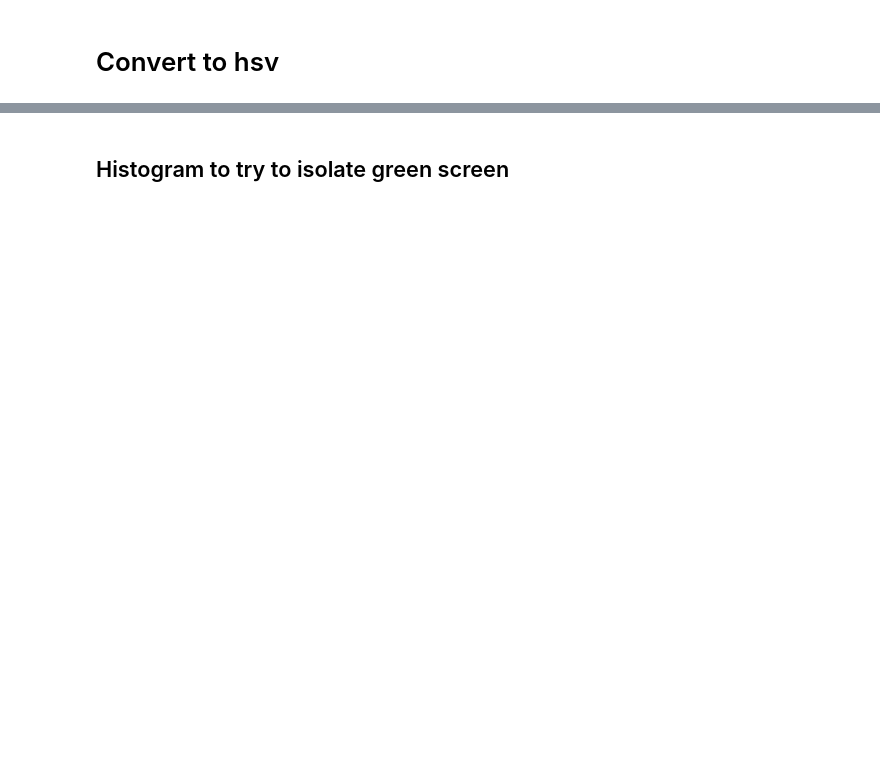
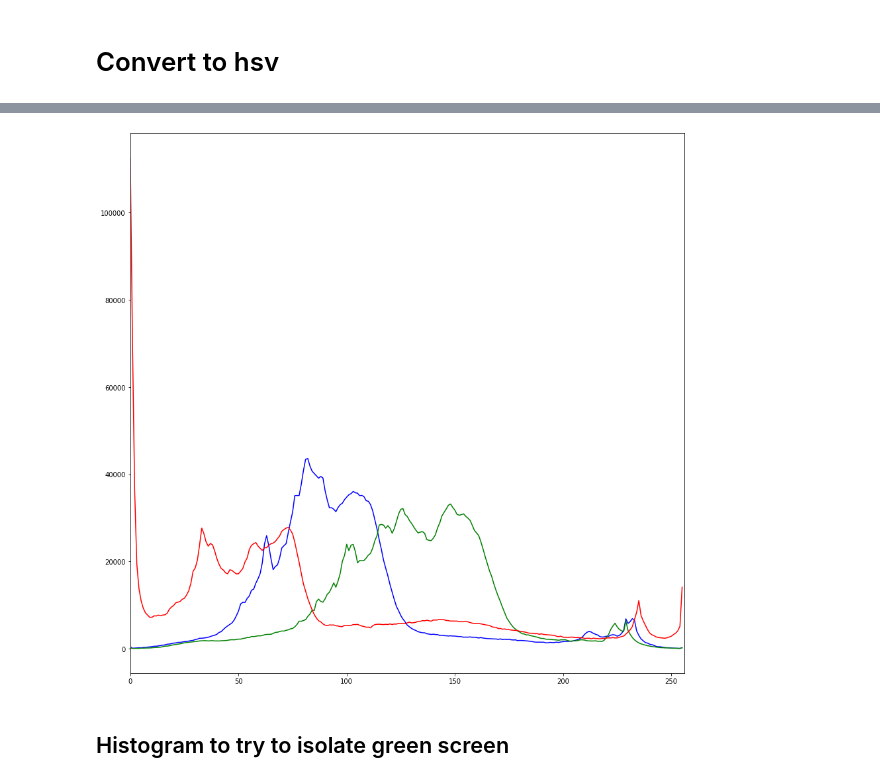
Before and after one commit to nate-h/JigsawPuzzleSolver, a Jupyter notebook: src/exploring.ipynb, the cells around one changed output, grey strips where cells are left out. Cells and saved outputs as stored; diff of their text form; code cells hidden in the pictures; blank space fills up the shorter version.

```diff
--- a/src/exploring.ipynb
+++ b/src/exploring.ipynb
@@ -33,10 +48,12 @@ plt.show()
 # %%
 for i, col in enumerate(['b', 'g', 'r']):
-    hist = cv.calcHist([img], [i], None, [256], [0, 256])
+    hist = cv.calcHist([puzzle.image], [i], None, [256], [0, 256])
     plt.plot(hist, color = col)
     plt.xlim([0, 256])
 
 plt.show()
+# %% [output]
+[figure, added]
 # %% [markdown]
 ## Histogram to try to isolate green screen
 # %%
```
Also changed, not shown: parts of 34 cells of this notebook, 2 other files.
